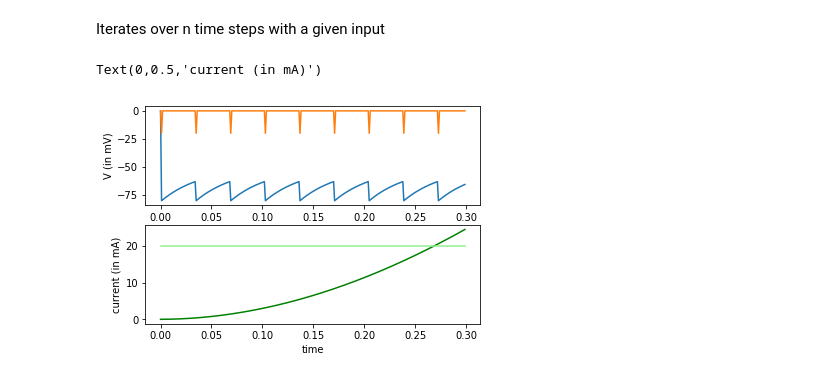
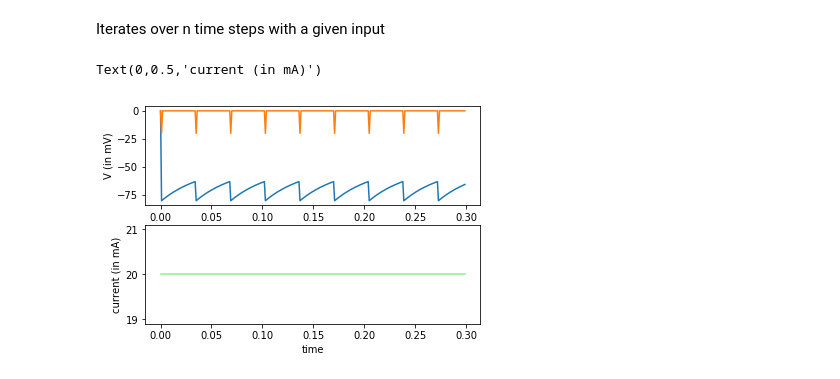
Before and after one commit to ABra1993/LisbonLab, a Jupyter notebook: Lecture.ipynb, the cells around one changed output. Cells and saved outputs as stored; diff of their text form; code cells hidden in the pictures.

```diff
--- a/Lecture.ipynb
+++ b/Lecture.ipynb
@@ -99,32 +98,27 @@ Iterates over n time steps with a given input
 # %%
 for i in range(1, iterations):
 
     # update voltage using Euler's method
     dVdt = (-(voltages[i - 1] - V_rest) + R * I) / tau_m
     voltages[i] = voltages[i - 1] + dt * dVdt
-
-    # update input estimate using Euler's method
-    dIdt = - IestTime[i - 1] + np.sum(delta * (i - spikeTime))
-    IestTime[i] = IestTime[i - 1] + dt * dIdt
 
     if voltages[i] > T:
 
         # update voltage
         voltages[i] = reset
         spikeTime[i] = -20
 
 # plot voltage and spike times
 pl.subplot(2, 1, 1)
 pl.plot(x, voltages)
 pl.plot(x, spikeTime)
 pl.ylabel('V (in mV)')
 
 # plot input and input estimate
 pl.subplot(2, 1, 2)
-pl.plot(x, IestTime, color='green')
 pl.plot(x, ITime, color='lightgreen')
 pl.xlabel('time')
 pl.ylabel('current (in mA)')
 # %% [output]
 Text(0,0.5,'current (in mA)')
-[figure, old version]
+[figure, new version]
```
Also changed, not shown: parts of 1 cell of this notebook.
